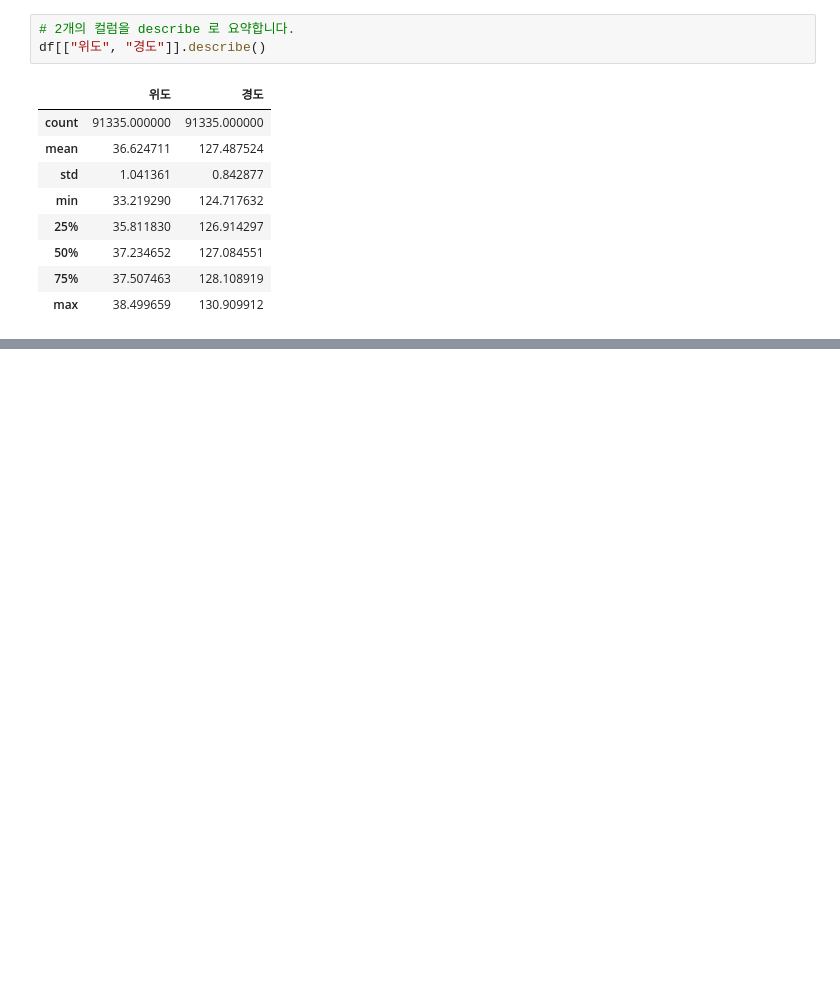
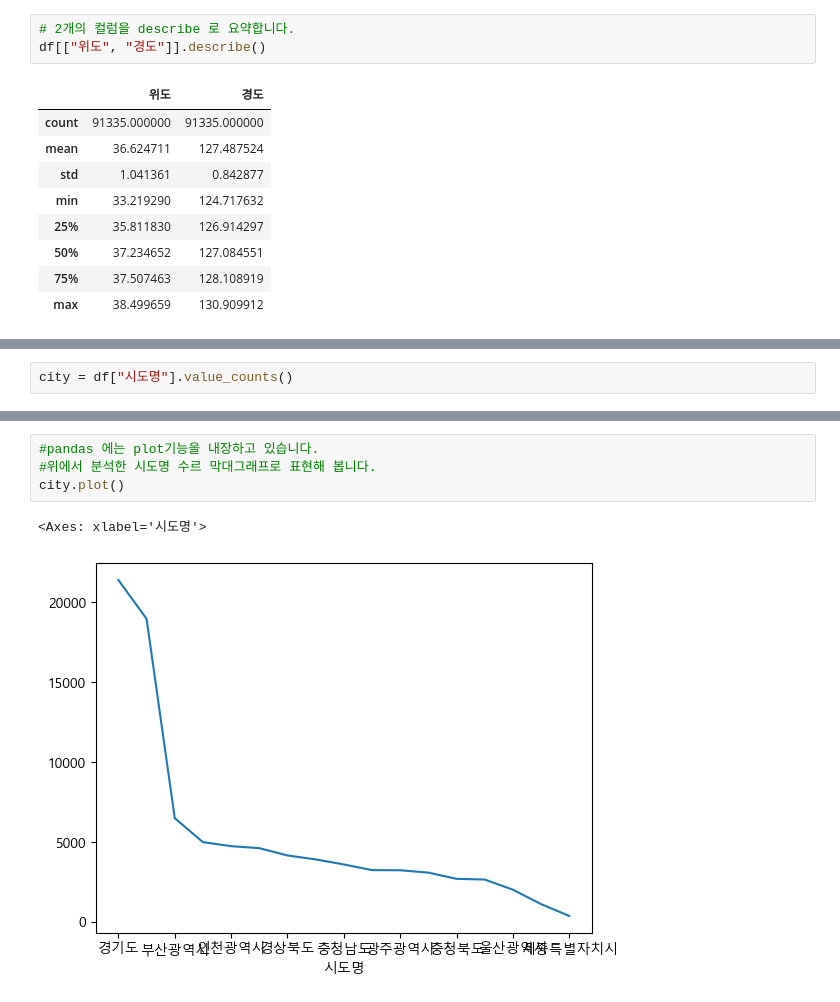
Before and after one commit to TheCaveOfAdullam/study1, a Jupyter notebook: medical.ipynb, the cells around one changed output, grey strips where cells are left out. Saved outputs shown, nothing was run; the diff lists cells and outputs as text; blank space fills up the shorter version.

```diff
--- a/medical.ipynb
+++ b/medical.ipynb
@@ -333,0 +403,2 @@ df.describe(include="object")
+# %%
+city = df["시도명"].value_counts()
@@ -333,0 +430,7 @@ df.describe(include="object")
+# %%
+#pandas 에는 plot기능을 내장하고 있습니다.
+#위에서 분석한 시도명 수르 막대그래프로 표현해 봅니다.
+city.plot()
+# %% [output]
+<Axes: xlabel='시도명'>
+[figure, added]
```
Also changed, not shown: parts of 24 cells of this notebook.
